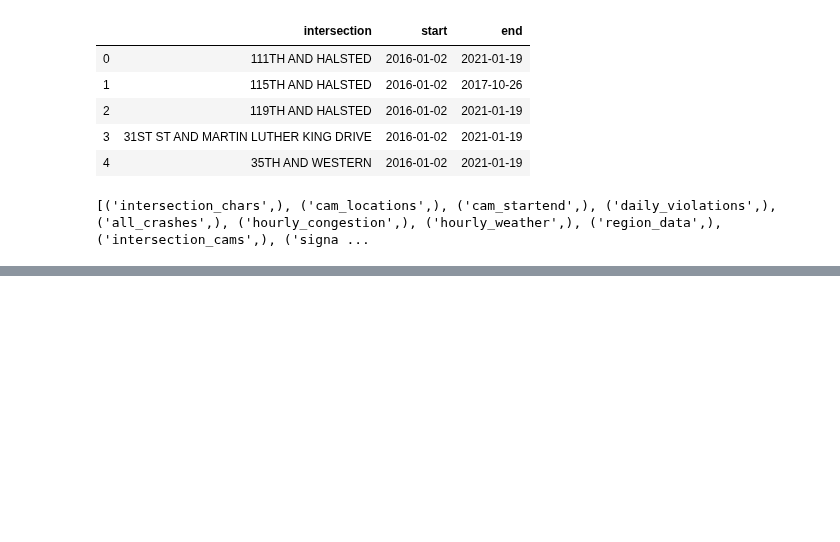
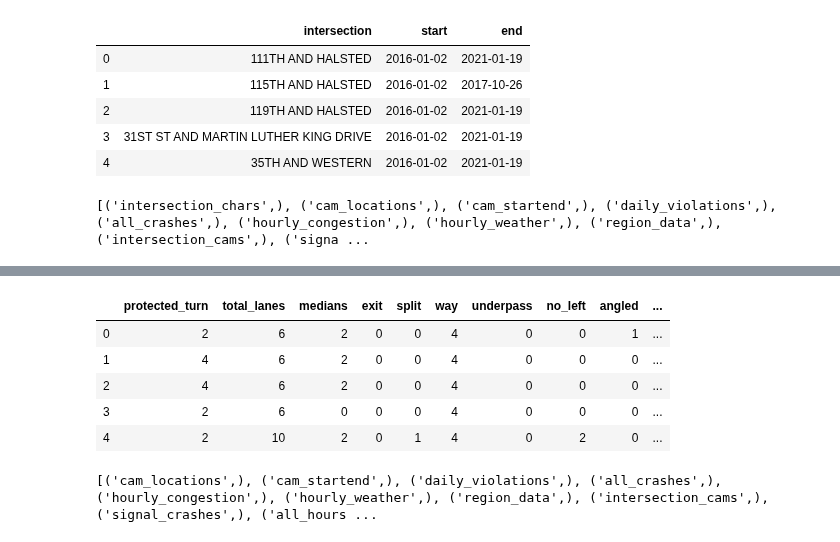
Before and after one commit to sciencelee/chicago-red-light-cameras, a Jupyter notebook: 01-build-db.ipynb, the cells around one changed output, grey strips where cells are left out. Saved outputs shown, nothing was run; the diff lists cells and outputs as text; code cells hidden in the pictures; blank space fills up the shorter version.

```diff
--- a/01-build-db.ipynb
+++ b/01-build-db.ipynb
@@ -1568,0 +1576,7 @@ make_table(int_startend, 'int_startend', c, conn)
+# %%
+speed_df = pd.read_sql_query("SELECT * FROM signal_crashes", conn)
+int_char_df = pd.read_sql_query("SELECT * FROM intersection_chars", conn)
+# %%
+speed_df.posted_speed_limit = speed_df.posted_speed_limit.astype(int)
+# %%
+speed_df = speed_df.groupby('intersection').agg({'posted_speed_limit':max}).reset_index()  # mode is from scipy
@@ -1568,0 +1593,25 @@ make_table(int_startend, 'int_startend', c, conn)
+# %%
+
+# df is defined globally
+def speed_lookup(intersection):
+    # needed to put a try in there because one intersection had no crashes over time period
+    try:
+        speed = speed_df[speed_df['intersection']==intersection]['posted_speed_limit'].values[0]
+    except:
+        speed=30
+    return speed
+
+int_char_df['speed'] = int_char_df['intersection'].apply(speed_lookup)
+# %%
+int_char_df.head()
+# %% [output]
+|  | protected_turn | total_lanes | medians | exit | split | way | underpass | no_left | angled | ... |
+| 0 | 2 | 6 | 2 | 0 | 0 | 4 | 0 | 0 | 1 | ... |
+| 1 | 4 | 6 | 2 | 0 | 0 | 4 | 0 | 0 | 0 | ... |
+| 2 | 4 | 6 | 2 | 0 | 0 | 4 | 0 | 0 | 0 | ... |
+| 3 | 2 | 6 | 0 | 0 | 0 | 4 | 0 | 0 | 0 | ... |
+| 4 | 2 | 10 | 2 | 0 | 1 | 4 | 0 | 2 | 0 | ... |
+# %%
+make_table(int_char_df, 'intersection_chars', c, conn)
+# %% [output]
+[('cam_locations',), ('cam_startend',), ('daily_violations',), ('all_crashes',), ('hourly_congestion',), ('hourly_weather',), ('region_data',), ('intersection_cams',), ('signal_crashes',), ('all_hours ...
```
Also changed, not shown: parts of 8 cells of this notebook, 4 other files.
